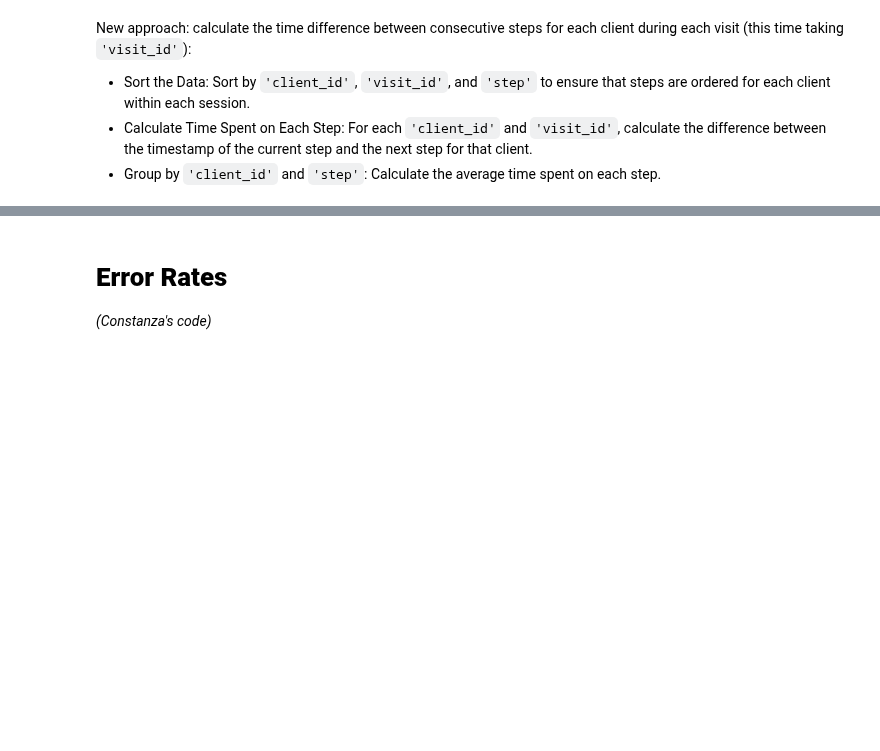
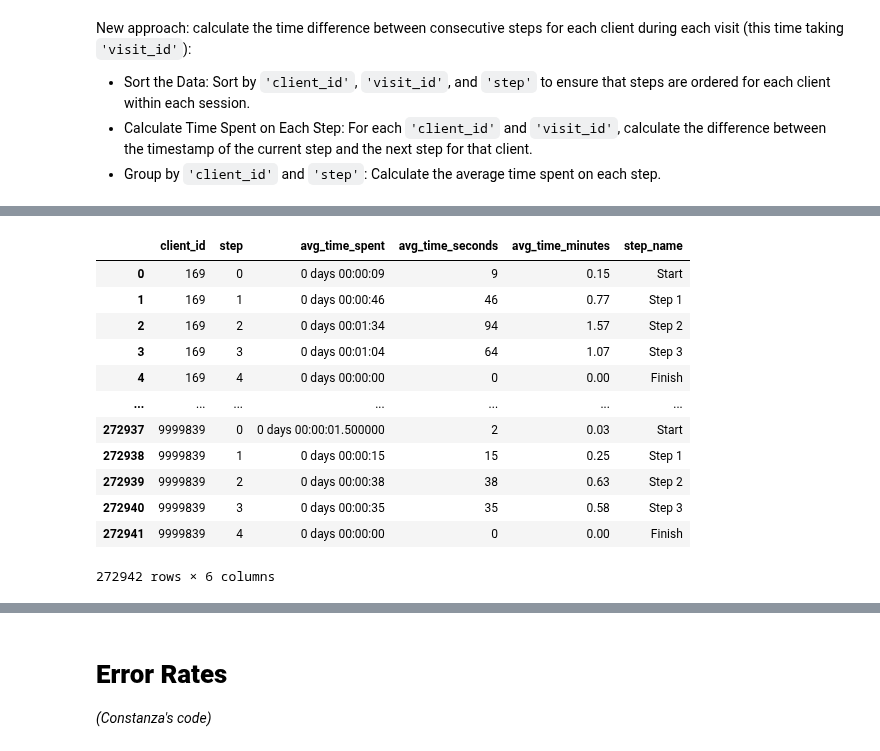
Before and after one commit to bruhu/vanguard-cx-project, a Jupyter notebook: notebooks/bru/kpi_calculations.ipynb, the cells around one changed output, grey strips where cells are left out. Cells and saved outputs as stored; diff of their text form; code cells hidden in the pictures; blank space fills up the shorter version.

```diff
--- a/notebooks/bru/kpi_calculations.ipynb
+++ b/notebooks/bru/kpi_calculations.ipynb
@@ -140,0 +201,19 @@ print(time_per_step_df.head())
+# %%
+step_name_mapping = {0: 'Start', 1: 'Step 1', 2: 'Step 2', 3: 'Step 3', 4: 'Finish'}
+time_per_step_df['step_name'] = time_per_step_df['step'].map(step_name_mapping)
+
+time_per_step_df
+# %% [output]
+|  | client_id | step | avg_time_spent | avg_time_seconds | avg_time_minutes | step_name |
+| 0 | 169 | 0 | 0 days 00:00:09 | 9 | 0.15 | Start |
+| 1 | 169 | 1 | 0 days 00:00:46 | 46 | 0.77 | Step 1 |
+| 2 | 169 | 2 | 0 days 00:01:34 | 94 | 1.57 | Step 2 |
+| 3 | 169 | 3 | 0 days 00:01:04 | 64 | 1.07 | Step 3 |
+| 4 | 169 | 4 | 0 days 00:00:00 | 0 | 0.00 | Finish |
+| ... | ... | ... | ... | ... | ... | ... |
+| 272937 | 9999839 | 0 | 0 days 00:00:01.500000 | 2 | 0.03 | Start |
+| 272938 | 9999839 | 1 | 0 days 00:00:15 | 15 | 0.25 | Step 1 |
+| 272939 | 9999839 | 2 | 0 days 00:00:38 | 38 | 0.63 | Step 2 |
+| 272940 | 9999839 | 3 | 0 days 00:00:35 | 35 | 0.58 | Step 3 |
+| 272941 | 9999839 | 4 | 0 days 00:00:00 | 0 | 0.00 | Finish |
+272942 rows × 6 columns
```
Also changed, not shown: parts of 19 cells of this notebook.
